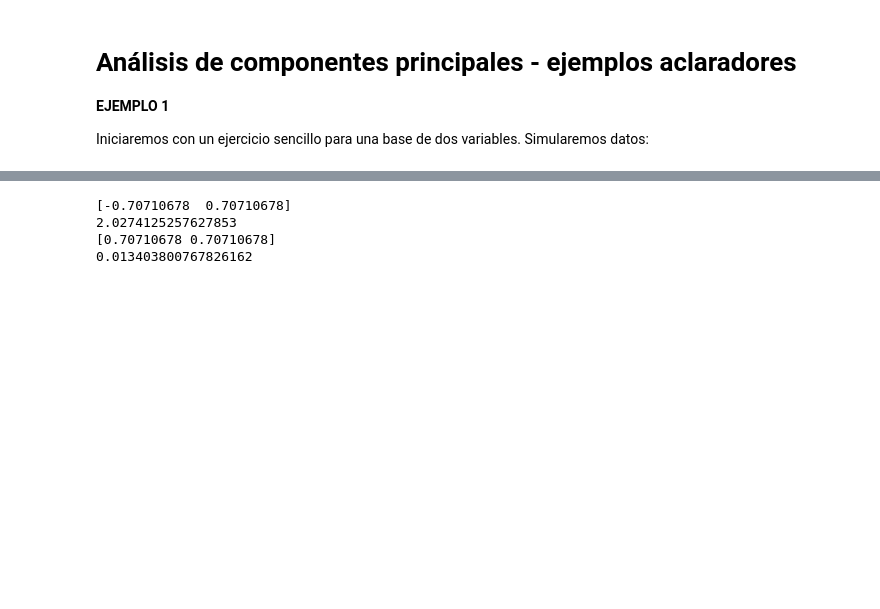
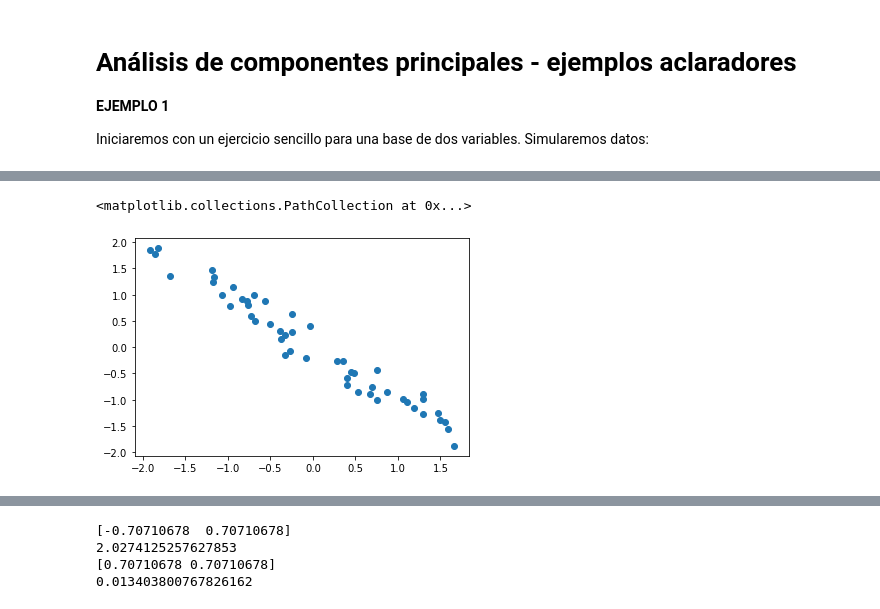
Before and after one commit to madcentral/metodosestadisticos, a Jupyter notebook: cuadernos/ACP-complementos/ACP_Ejemplitos.ipynb, the cells around one changed output, grey strips where cells are left out. Cells and saved outputs as stored; diff of their text form; code cells hidden in the pictures; blank space fills up the shorter version.

```diff
--- a/cuadernos/ACP-complementos/ACP_Ejemplitos.ipynb
+++ b/cuadernos/ACP-complementos/ACP_Ejemplitos.ipynb
@@ -48,3 +105,8 @@ DFT = scaler.fit_transform(DF)
+# %%
+plt.scatter(DFT.T[0],DFT.T[1])
+# %% [output]
+<matplotlib.collections.PathCollection at 0x...>
+[figure, added]
 # %%
 pca = PCA(n_components=2)
 principal_components = pca.fit_transform(DFT)
```
Also changed, not shown: parts of 17 cells of this notebook, 3 other files.
